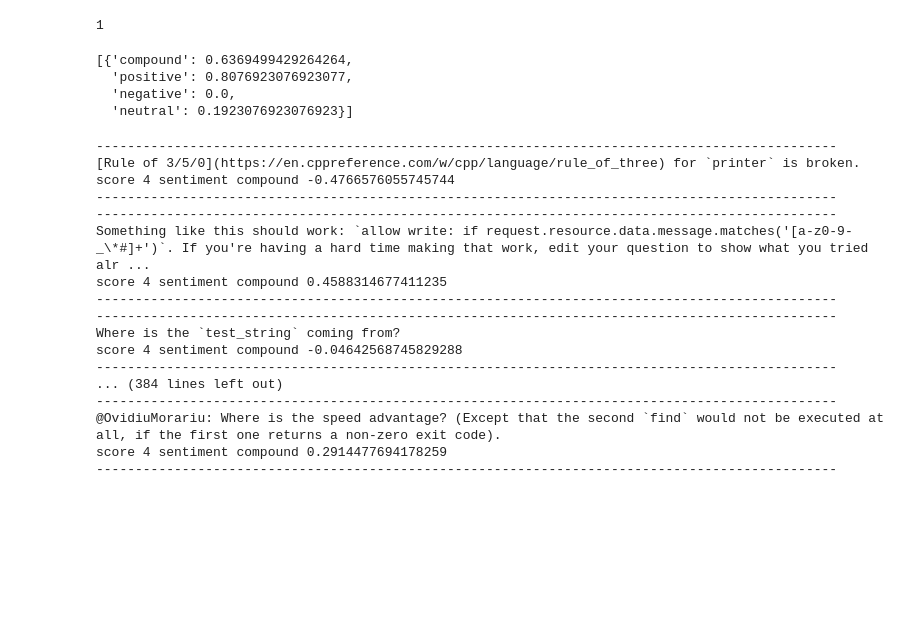
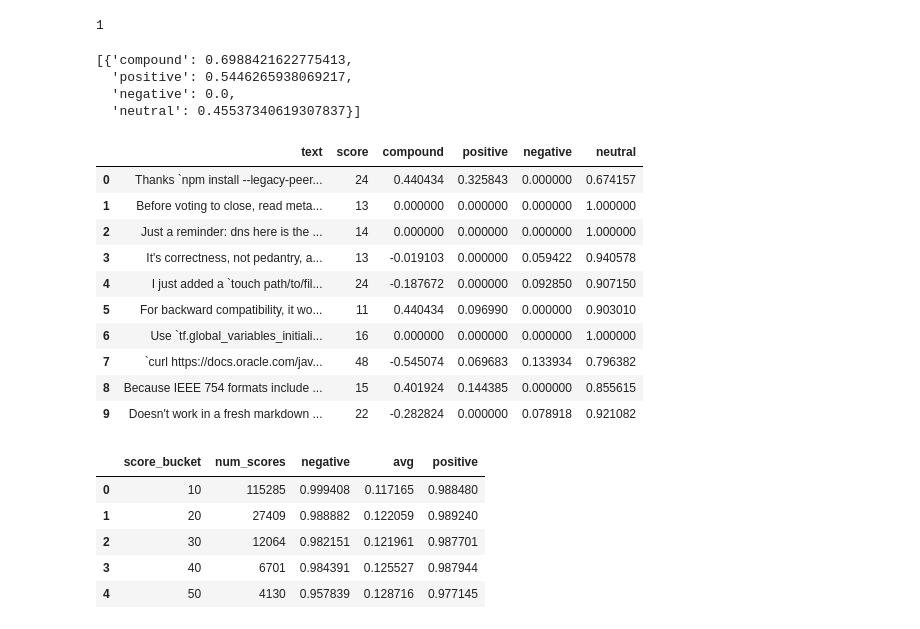
Before and after one commit to singlestore-labs/wasi-data-python, a Jupyter notebook: examples/demo.ipynb, the cells around one changed output. Drawn from its saved outputs; the diff is of its cells as text; code cells hidden in the pictures; blank space fills up the shorter version.

```diff
--- a/examples/demo.ipynb
+++ b/examples/demo.ipynb
@@ -122,53 +87,49 @@ cursor.execute("""
 # %% [output]
 1
 # %%
-cursor.execute("select * from sentiment_vec('I love wasm')")
+cursor.execute("select * from sentiment_vec('hello wasm day! I love wasm!')")
 cursor.fetchall()
 # %% [output]
-[{'compound': 0.6369499429264264,
-  'positive': 0.8076923076923077,
+[{'compound': 0.6988421622775413,
+  'positive': 0.5446265938069217,
   'negative': 0.0,
-  'neutral': 0.1923076923076923}]
+  'neutral': 0.45537340619307837}]
 # %%
-cursor.execute("select c.score, c.text, s.* from (select * from comments limit 100) as c, sentiment_vec(c.text) as s")
-for row in cursor.fetchall():
-    print("-----------------------------------------------------------------------------------------------")
-    print(row["text"])
-    print("score {} sentiment compound {}".format(row["score"], row["compound"]))
-    print("-----------------------------------------------------------------------------------------------")
+pd.read_sql("select c.text, c.score, s.* from (select * from comments where score > 10) as c, sentiment_vec(c.text) as s limit 10", con=SINGLESTORE_URI)
 # %% [output]
------------------------------------------------------------------------------------------------
-[Rule of 3/5/0](https://en.cppreference.com/w/cpp/language/rule_of_three) for `printer` is broken.
-score 4 sentiment compound -0.4766576055745744
------------------------------------------------------------------------------------------------
------------------------------------------------------------------------------------------------
-Something like this should work: `allow write: if request.resource.data.message.matches('[a-z0-9-_\*#]+')`. If you're having a hard time making that work, edit your question to show what you tried alr ...
-score 4 sentiment compound 0.4588314677411235
------------------------------------------------------------------------------------------------
------------------------------------------------------------------------------------------------
-Where is the `test_string` coming from?
-score 4 sentiment compound -0.04642568745829288
------------------------------------------------------------------------------------------------
-... (384 lines left out)
------------------------------------------------------------------------------------------------
-@OvidiuMorariu: Where is the speed advantage? (Except that the second `find` would not be executed at all, if the first one returns a non-zero exit code).
-score 4 sentiment compound 0.2914477694178259
------------------------------------------------------------------------------------------------
+|  | text | score | compound | positive | negative | neutral |
+| 0 | Thanks `npm install --legacy-peer... | 24 | 0.440434 | 0.325843 | 0.000000 | 0.674157 |
+| 1 | Before voting to close, read meta... | 13 | 0.000000 | 0.000000 | 0.000000 | 1.000000 |
+| 2 | Just a reminder: dns here is the ... | 14 | 0.000000 | 0.000000 | 0.000000 | 1.000000 |
+| 3 | It's correctness, not pedantry, a... | 13 | -0.019103 | 0.000000 | 0.059422 | 0.940578 |
+| 4 | I just added a `touch path/to/fil... | 24 | -0.187672 | 0.000000 | 0.092850 | 0.907150 |
+| 5 | For backward compatibility, it wo... | 11 | 0.440434 | 0.096990 | 0.000000 | 0.903010 |
+| 6 | Use `tf.global_variables_initiali... | 16 | 0.000000 | 0.000000 | 0.000000 | 1.000000 |
+| 7 | `curl https://docs.oracle.com/jav... | 48 | -0.545074 | 0.069683 | 0.133934 | 0.796382 |
+| 8 | Because IEEE 754 formats include ... | 15 | 0.401924 | 0.144385 | 0.000000 | 0.855615 |
+| 9 | Doesn't work in a fresh markdown ... | 22 | -0.282824 | 0.000000 | 0.078918 | 0.921082 |
 # %%
-cursor.execute("""
+
+df = pd.read_sql("""
     select
-        (score - (score % 20)) as score_bucket, min(s.compound), avg(s.compound), max(s.compound), count(*) as cnt,
-        PERCENTILE_CONT(0.9) WITHIN GROUP (ORDER BY s.compound) as "90th percentile",
-        PERCENTILE_CONT(0.5) WITHIN GROUP (ORDER BY s.compound) as "50th percentile",
-        PERCENTILE_CONT(0.25) WITHIN GROUP (ORDER BY s.compound) as "25th percentile",
-        PERCENTILE_CONT(0.10) WITHIN GROUP (ORDER BY s.compound) as "10th percentile"
+        (score - (score %% 10)) as score_bucket,
+        count(*) as num_scores,
+        abs(min(s.compound)) as "negative",
+        avg(s.compound) as "avg",
+        max(s.compound) as "positive"
     from
-        (select * from comments where score > 10) as c,
+        (select * from comments where score >= 10) as c,
         sentiment_vec(c.text) as s
     group by 1
-    having cnt > 100
+    having positive > 0 and negative > 0
     order by 1 asc
-""")
-rows = cursor.fetchall()
+""", con=SINGLESTORE_URI)
 
-import plotly.figure_factory as ff
+df.head()
+# %% [output]
+|  | score_bucket | num_scores | negative | avg | positive |
+| 0 | 10 | 115285 | 0.999408 | 0.117165 | 0.988480 |
+| 1 | 20 | 27409 | 0.988882 | 0.122059 | 0.989240 |
+| 2 | 30 | 12064 | 0.982151 | 0.121961 | 0.987701 |
+| 3 | 40 | 6701 | 0.984391 | 0.125527 | 0.987944 |
+| 4 | 50 | 4130 | 0.957839 | 0.128716 | 0.977145 |
```
Also changed, not shown: parts of 8 cells of this notebook, 2 other files.
